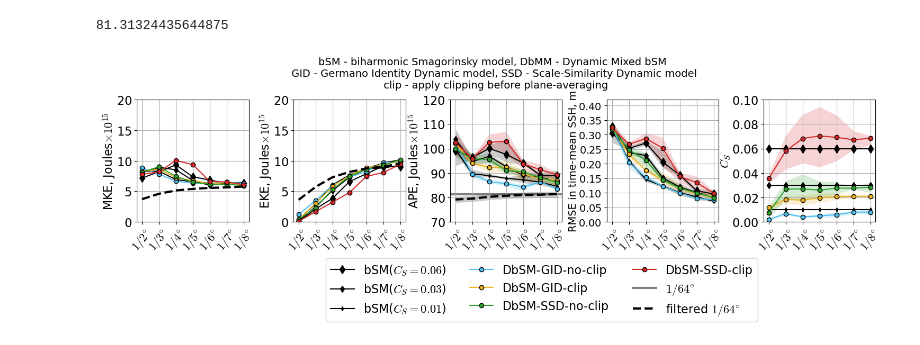
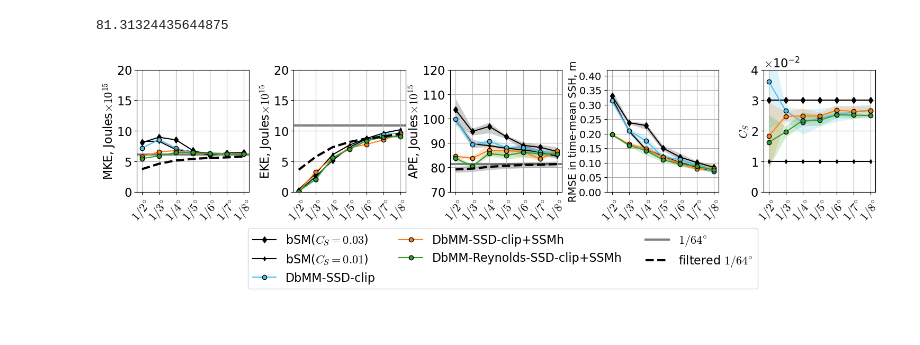
Before and after one commit to Pperezhogin/CTR-notebooks, a Jupyter notebook: DMM-online.ipynb, the cells around one changed output. Cells and saved outputs as stored; diff of their text form; code cells hidden in the pictures.

```diff
--- a/DMM-online.ipynb
+++ b/DMM-online.ipynb
@@ -197,10 +213,8 @@ Wall time: 2min 44s
 # %%
-error['bare-smag'] = xr.full_like(error['bare-smag'], 0.06)
-error['bare-0.03-smag'] = xr.full_like(error['bare-smag'], 0.03)
-error['bare-0.01-smag'] = xr.full_like(error['bare-smag'], 0.01)
+error['bare-Cs'] = xr.full_like(error['bare-EKE'], 0.06)
+error['bare-0.03-Cs'] = xr.full_like(error['bare-EKE'], 0.03)
+error['bare-0.01-Cs'] = xr.full_like(error['bare-EKE'], 0.01)
 # %%
-#for fun, fun_str in zip([sample_KE, sample_APE], ['KE', 'APE']):
-for fun, fun_str in zip([EKE, MKE, sample_KE, sample_APE], ['EKE', 'MKE', 'KE', 'APE']):
+for fun, fun_str in zip([EKE, MKE, sample_APE, sample_KE], ['EKE', 'MKE', 'APE', 'KE']):
     %time error[f'R64-FGR-sqrt6-{fun_str}'] = xr.concat([fun(f'R64_{conf}_FGR-sqrt6',None) for conf in ['R2', 'R3', 'R4', 'R5', 'R6', 'R7', 'R8']], dim='res')
-    #%time error[f'R64-coarsen-{fun_str}'] = xr.concat([fun(f'R64_{conf}',None) for conf in ['R2', 'R3', 'R4', 'R5', 'R6', 'R7', 'R8']], dim='res')
 # %% [output]
@@ -217,2 +231,5 @@ Wall time: 3.54 s
-# %%
-error = xr.open_dataset('generalization-error-fDNS.nc').load()
+# %%
+for fun, fun_str in zip([EKE, MKE, sample_APE, sample_KE, sample_ssh], ['EKE', 'MKE', 'APE', 'KE', 'ssh']):
+    #%time error[f'SSMh-0.06-{fun_str}'] = xr.concat([fun(f'SSM-streamfunction-bare-0.06-{conf}',f'R64_{conf}_FGR-sqrt6') for conf in ['R2', 'R3', 'R4', 'R5', 'R6', 'R7', 'R8']], dim='res')
+    %time error[f'SSMh-0.03-{fun_str}'] = xr.concat([fun(f'SSM-streamfunction-bare-0.03-{conf}',f'R64_{conf}_FGR-sqrt6') for conf in ['R2', 'R3', 'R4', 'R5', 'R6', 'R7', 'R8']], dim='res')
+    #%time error[f'SSMh-0.01-{fun_str}'] = xr.concat([fun(f'SSM-streamfunction-bare-0.01-{conf}',f'R64_{conf}_FGR-sqrt6') for conf in ['R2', 'R3', 'R4', 'R5', 'R6', 'R7', 'R8']], dim='res')
@@ -236,34 +278,45 @@ yellow = [0.9290, 0.6940, 0.1250]
 violet = [0.4940, 0.1840, 0.5560]
 lightblue = [0.3010, 0.7450, 0.9330]
 
-for row, fun_str in enumerate(['MKE', 'EKE', 'APE', 'ssh', 'smag']):
+for row, fun_str in enumerate(['MKE', 'EKE', 'APE', 'ssh', 'Cs']):
     plt.subplot(1,5,row+1)
 
     def plot_markers_with_filling(model='Jansen-Held', color='tab:red', marker='s', label=None, markersize=None, lw=None, ls=None):
-        ave = []
-        if 'sample' in error[model].dims:
-            ave.append('sample')
-        if 'zl' in error[model].dims:
-            ave.append('zl')
+        try:
+            ave = []
+            if 'sample' in error[model].dims:
+                ave.append('sample')
+            if 'zl' in error[model].dims:
+                ave.append('zl')
 
-        error[model].mean(ave).plot(color=color, marker=marker, label=label, markersize=markersize, markeredgecolor='k', lw=lw, ls=ls)
-        plt.fill_between(range(7), error[model].min(ave), error[model].max(ave), color=color, alpha=0.2, lw=0)
+            error[model].mean(ave).plot(color=color, marker=marker, label=label, markersize=markersize, markeredgecolor='k', lw=lw, ls=ls)
+            plt.fill_between(range(7), error[model].min(ave), error[model].max(ave), color=color, alpha=0.2, lw=0)
+        except:
+            pass
 
-    plot_markers_with_filling(f'bare-{fun_str}', 'k', 'd', 'bSM($C_S=0.06$)', 8)
+    #plot_markers_with_filling(f'bare-{fun_str}', 'k', 'd', 'bSM($C_S=0.06$)', 8)
     plot_markers_with_filling(f'bare-0.03-{fun_str}', 'k', 'd', 'bSM($C_S=0.03$)', 6)
     plot_markers_with_filling(f'bare-0.01-{fun_str}', 'k', 'd', 'bSM($C_S=0.01$)', 4)
 
-    plot_markers_with_filling(f'DbSM-GID-{fun_str}', lightblue, 'o', 'DbSM-GID-no-clip', 6)
-    plot_markers_with_filling(f'DbSM-GID-clip-{fun_str}', yellow, 'o', 'DbSM-GID-clip', 6)
+    # plot_markers_with_filling(f'SSMh-0.06-{fun_str}', 'tab:orange', 'o', 'bSM($C_S=0.06$)+SSMh', 8)
+    # plot_markers_with_filling(f'SSMh-0.03-{fun_str}', 'tab:orange', 'o', 'bSM($C_S=0.03$)+SSMh', 6)
+    # plot_markers_with_filling(f'SSMh-0.01-{fun_str}', 'tab:orange', 'o', 'bSM($C_S=0.01$)+SSMh', 4)
 
-    plot_markers_with_filling(f'DbSM-SSD-{fun_str}', 'tab:green', 'o', 'DbSM-SSD-no-clip', 6)
-    plot_markers_with_filling(f'DbSM-SSD-clip-{fun_str}', 'tab:red', 'o', 'DbSM-SSD-clip', 6)
+    # plot_markers_with_filling(f'zelong-False-ssm-True-reynolds-False-reduce-0-{fun_str}', lightblue, 'o', 'DbMM-GID-no-clip', 6)
+    # plot_markers_with_filling(f'SSMh-zelong-False-ssm-True-reynolds-False-reduce-0-{fun_str}', 'tab:orange', 'o', 'DbMM-GID-no-clip+SSMh', 6)
 
-    # plot_markers_with_filling(f'DMM-GID-{fun_str}', lightblue, 'o', 'DbMM-GID-no-clip', 6)
-    # plot_markers_with_filling(f'DMM-GID-clip-{fun_str}', yellow, 'o', 'DbMM-GID-clip', 6)
+    # plot_markers_with_filling(f'zelong-False-ssm-True-reynolds-False-reduce-1-{fun_str}', lightblue, 'o', 'DbMM-GID-clip', 6)
+    # plot_markers_with_filling(f'SSMh-zelong-False-ssm-True-reynolds-False-reduce-1-{fun_str}', 'tab:orange', 'o', 'DbMM-GID-clip+SSMh', 6)
+    # plot_markers_with_filling(f'SSMh-zelong-False-ssm-True-reynolds-True-reduce-1-{fun_str}', 'tab:green', 'o', 'DbMM-Reynolds-GID-clip+SSMh', 6)
 
-    # plot_markers_with_filling(f'DMM-SSD-{fun_str}', 'tab:green', 'o', 'DbMM-SSD-no-clip', 6)
-    # plot_markers_with_filling(f'DMM-SSD-clip-{fun_str}', 'tab:red', 'o', 'DbMM-SSD-clip', 6)
+    # plot_markers_with_filling(f'zelong-True-ssm-True-reynolds-False-reduce-0-{fun_str}', lightblue, 'o', 'DbMM-SSD-no-clip', 6)
+    # plot_markers_with_filling(f'SSMh-zelong-True-ssm-True-reynolds-False-reduce-0-{fun_str}', 'tab:orange', 'o', 'DbMM-SSD-no-clip+SSMh', 6)
+    # plot_markers_with_filling(f'SSMh-zelong-True-ssm-True-reynolds-True-reduce-0-{fun_str}', 'tab:green', 'o', 'DbMM-Reynolds-SSD-no-clip+SSMh', 6)
+
+    plot_markers_with_filling(f'zelong-True-ssm-True-reynolds-False-reduce-1-{fun_str}', lightblue, 'o', 'DbMM-SSD-clip', 6)
+    plot_markers_with_filling(f'SSMh-zelong-True-ssm-True-reynolds-False-reduce-1-{fun_str}', 'tab:orange', 'o', 'DbMM-SSD-clip+SSMh', 6)
+    plot_markers_with_filling(f'SSMh-zelong-True-ssm-True-reynolds-True-reduce-1-{fun_str}', 'tab:green', 'o', 'DbMM-Reynolds-SSD-clip+SSMh', 6)
+    #plot_markers_with_filling(f'zelong-True-ssm-True-reynolds-True-reduce-1-{fun_str}', 'tab:red', 'o', 'DbMM-Reynolds-SSD-clip', 6)
 
     if fun_str in ['KE', 'APE', 'EKE', 'MKE']:
         plot_markers_with_filling(f'R64-FGR-sqrt6-{fun_str}', 'k', '', 'fDNS', ls='--', lw=3)
@@ -281,41 +334,43 @@ for row, fun_str in enumerate(['MKE', 'EKE', 'APE', 'ssh', 'smag']):
     if fun_str == 'EKE':
         yticks = np.arange(0,40,5)
         plt.ylabel('EKE, Joules$\\times10^{15}$')
+        plt.axhline(y=10.91081797,color='gray', zorder=-1,lw=3)
         plt.yticks(yticks)
         plt.ylim([0,20])
     if fun_str == 'MKE':
         yticks = np.arange(0,40,5)
         plt.ylabel('MKE, Joules$\\times10^{15}$')
+        plt.axhline(y=6.12994173,color='gray', zorder=-1,lw=3)
         plt.yticks(yticks)
         plt.ylim([0,20])
     if fun_str == 'APE':
         yticks = np.arange(70,130,10)
         plt.ylabel('APE, Joules$\\times10^{15}$')
         plt.yticks(yticks)
         plt.ylim([min(yticks), max(yticks)])
         plt.axhline(y=81.31324435644875,color='gray',zorder=-1,lw=3)
 
     if fun_str == 'ssh':
         yticks = np.arange(0,0.45,0.05)
         plt.ylabel('RMSE in time-mean SSH, m', fontsize=14)
         plt.yticks(yticks, fontsize=14)
         plt.ylim([0,0.42])
 
-    if fun_str == 'smag':
-        plt.ylim([0,0.1])
+    if fun_str == 'Cs':
+        plt.ylim([0,0.04])
         plt.ylabel('$C_S$')
 
 plt.gcf().align_ylabels()
 #set_letters(fontsize=18,x=0.0,y=1.05)
 plt.plot(np.nan,np.nan,'-',color='gray',lw=3,label='$1/64^{\circ}$')
 plt.plot(np.nan,np.nan,'--',color='k',lw=3,label='filtered $1/64^{\circ}$')
 plt.legend(ncol=3, bbox_to_anchor=(0.0,-0.25))
 
 plt.tight_layout()
 
 
 #plt.suptitle('bSM - biharmonic Smagorinsky model, DbSM - Dynamic bSM \n GID - Germano Identity Dynamic model, SSD - Scale-Similarity Dynamic model \n clip - apply clipping before plane-averaging', y=1.15, fontsize=14)
-plt.suptitle('bSM - biharmonic Smagorinsky model, DbMM - Dynamic Mixed bSM \n GID - Germano Identity Dynamic model, SSD - Scale-Similarity Dynamic model \n clip - apply clipping before plane-averaging', y=1.15, fontsize=14)
-plt.savefig('figures/DbSM-metrics-fDNS.pdf')
+#plt.suptitle('bSM - biharmonic Smagorinsky model, DbMM - Dynamic Mixed bSM \n GID - Germano Identity Dynamic model, SSD - Scale-Similarity Dynamic model \n clip - apply clipping before plane-averaging', y=1.15, fontsize=14)
+plt.savefig('figures-Jul15/fig1.pdf')
 # %% [output]
-[figure, old version]
+[figure, new version]
```
Also changed, not shown: parts of 16 cells of this notebook, 6 other files.
